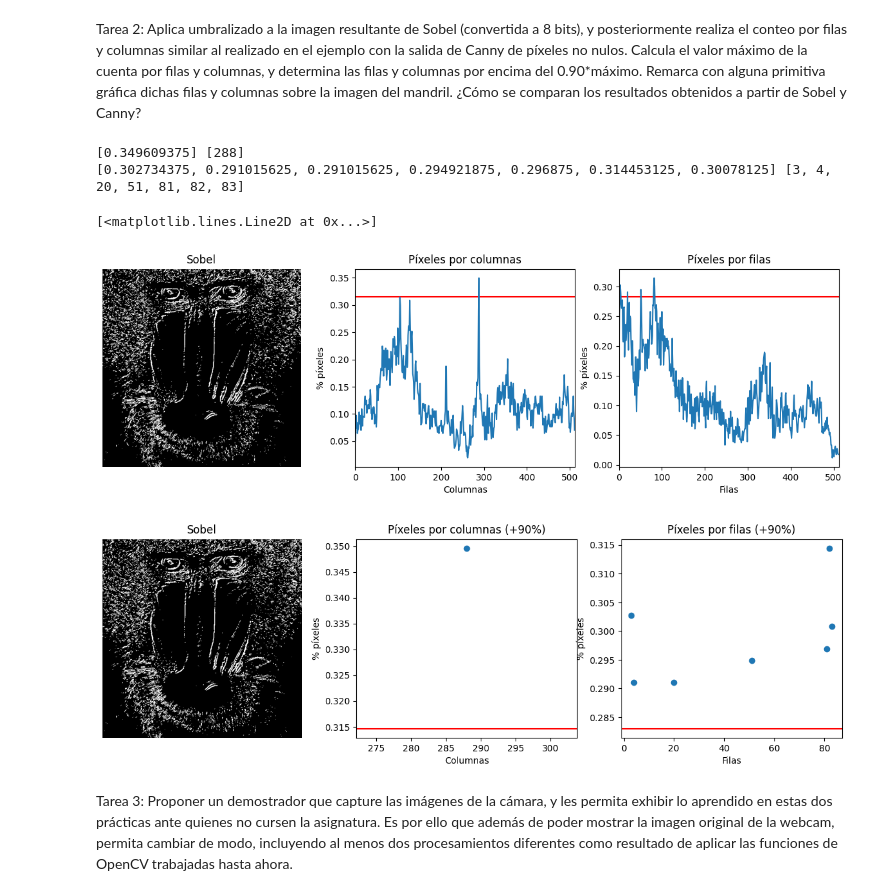
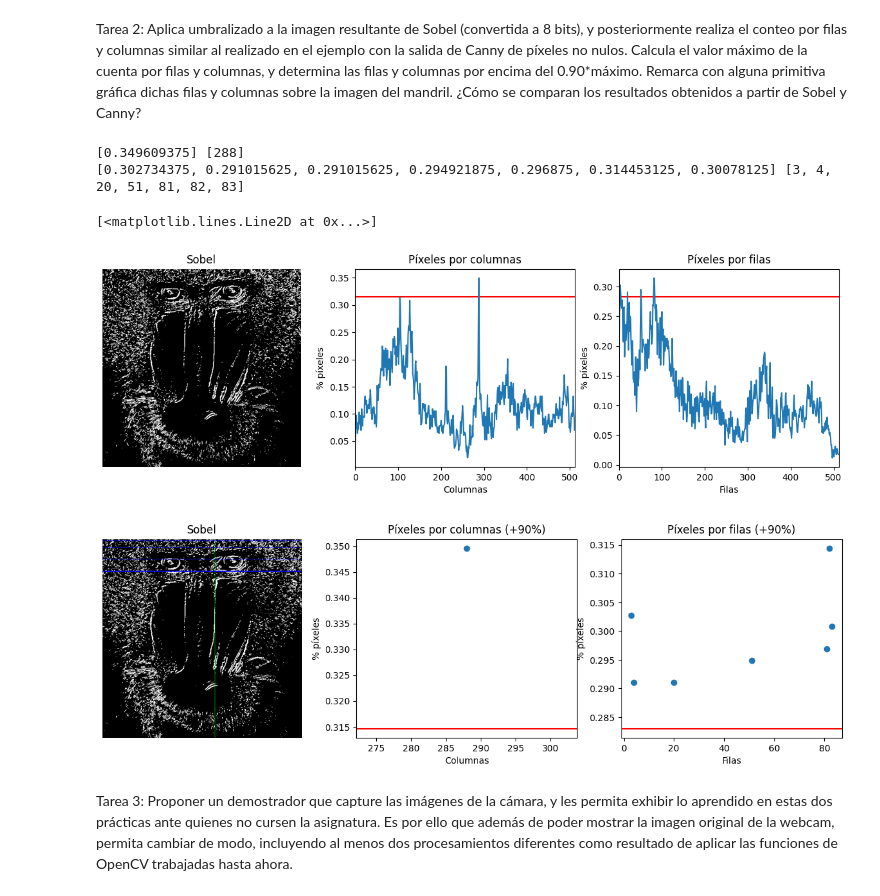
Before and after one commit to AllenHyun/VC_P2_LRM_MCV, a Jupyter notebook: Tareas.ipynb, the cells around one changed output. Cells and saved outputs as stored; diff of their text form; code cells hidden in the pictures.

```diff
--- a/Tareas.ipynb
+++ b/Tareas.ipynb
@@ -61,6 +61,8 @@ ax3.plot(x, y, 'o')
 Tarea 2: Aplica umbralizado a la imagen resultante de Sobel (convertida a 8 bits), y posteriormente realiza el conteo por filas y columnas similar al realizado en el ejemplo con la salida de Canny de píxeles no nulos. Calcula el valor máximo de la cuenta por filas y columnas, y determina las filas y columnas por encima del 0.90*máximo. Remarca con alguna primitiva gráfica dichas filas y columnas sobre la imagen del mandril. ¿Cómo se comparan los resultados obtenidos a partir de Sobel y Canny?
 # %%
 # Gaussiana para suavizar la imagen original, eliminando altas frecuencias
+img = cv2.imread('mandril.jpg')
+gris = cv2.cvtColor(img, cv2.COLOR_BGR2GRAY)
 ggris = cv2.GaussianBlur(gris, (3, 3), 0)
 
 #Calcula en ambas direcciones (horizontal y vertical)
@@ -125,36 +127,46 @@ for i in range(len(rows)):
 print(max_cols_values, max_cols_indexes)
 print(max_rows_values, max_rows_indexes)
 
 # Mostramos los gráficos para la cuenta por encima del 90%
 fig, (ax1, ax2, ax3)= plt.subplots(1, 3, figsize=(15, 4))
-# Falta añadir líneas en las filas y columnas con más del 90%
+sobel90 = cv2.cvtColor(imagenUmbralizada, cv2.COLOR_GRAY2BGR)
+for col_index in max_cols_indexes:
+    pt1 = [col_index, 0]
+    pt2 = [col_index, sobel90.shape[0]]
+    cv2.line(sobel90, pt1, pt2, (0, 255, 0), 1)
+for row_index in max_rows_indexes:
+    pt1 = [0, row_index]
+    pt2 = [sobel90.shape[1], row_index]
+    cv2.line(sobel90, pt1, pt2, (0, 0, 255), 1)
+
+
 ax1.set_axis_off()
 ax1.set_title("Sobel")
-ax1.imshow(imagenUmbralizada, cmap='gray')
+ax1.imshow(sobel90)
 
 # Columnas
 ax2.set_title("Píxeles por columnas (+90%)")
 ax2.set_xlabel("Columnas")
 ax2.set_ylabel("% píxeles")
 ax2.axhline(maxcol*0.9, color='red')
 x = np.array(max_cols_indexes)
 y = np.array(max_cols_values)
 ax2.plot(x, y, 'o')
 
 # Filas
 ax3.set_title("Píxeles por filas (+90%)")
 ax3.set_xlabel("Filas")
 ax3.set_ylabel("% píxeles")
 ax3.axhline(maxfil*0.9, color='red')
 x = np.array(max_rows_indexes)
 y = np.array(max_rows_values)
 ax3.plot(x, y, 'o')
 # %% [output]
 [0.349609375] [288]
 [0.302734375, 0.291015625, 0.291015625, 0.294921875, 0.296875, 0.314453125, 0.30078125] [3, 4, 20, 51, 81, 82, 83]
 [<matplotlib.lines.Line2D at 0x...>]
 [figure]
-[figure, old version]
+[figure, new version]
 # %% [markdown]
 Tarea 3: Proponer un demostrador que capture las imágenes de la cámara, y les permita exhibir lo aprendido en estas dos prácticas ante quienes no cursen la asignatura. Es por ello que además de poder mostrar la imagen original de la webcam, permita cambiar de modo, incluyendo al menos dos procesamientos diferentes como resultado de aplicar las funciones de OpenCV trabajadas hasta ahora.
 # %%
```
